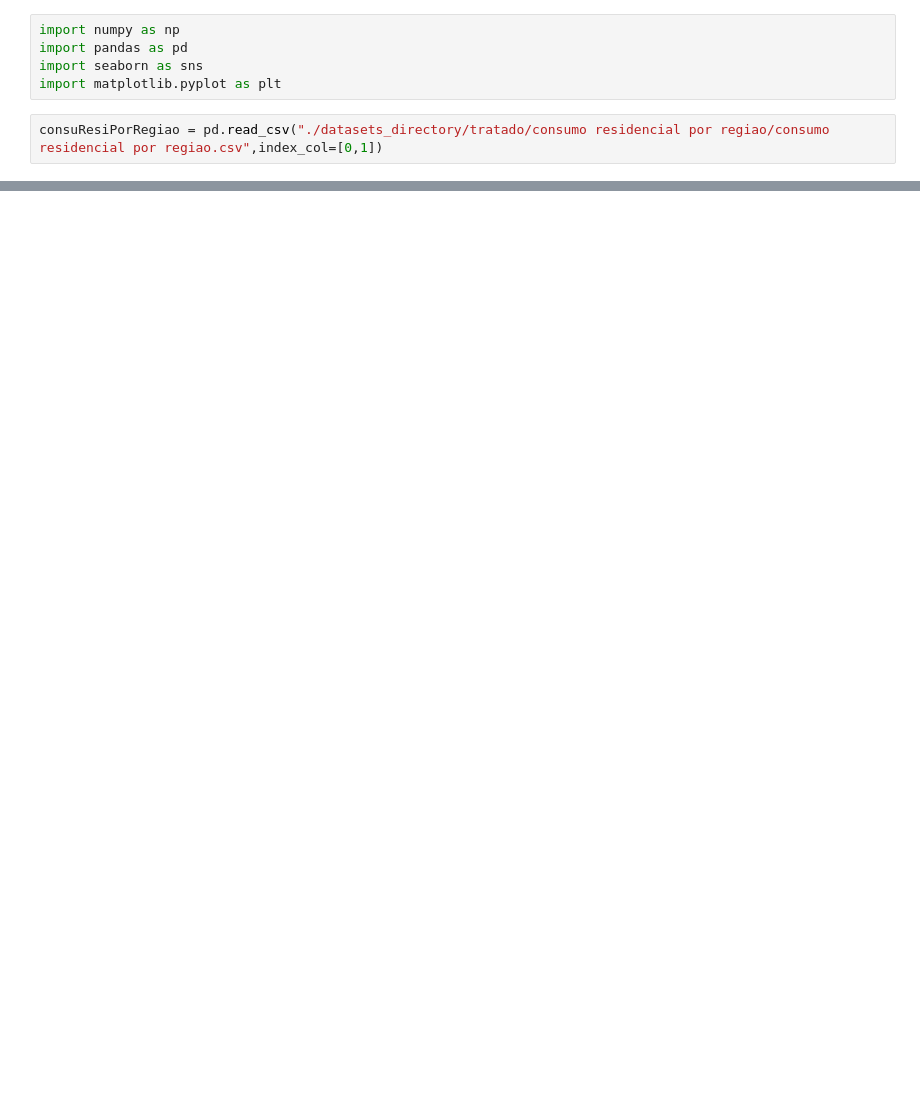
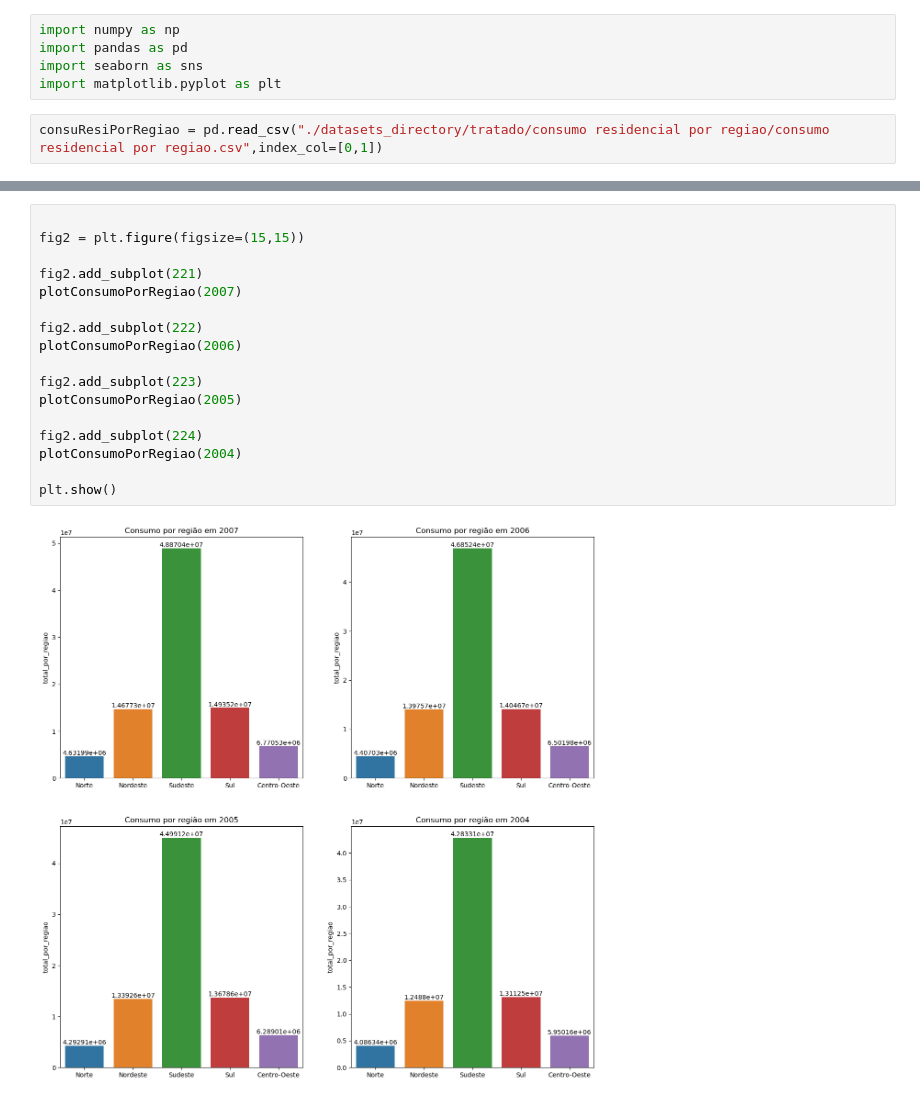
Before and after one commit to PET-Controle-e-Automacao-UESC/contas_de_energia, a Jupyter notebook: src/svm.ipynb, the cells around one changed output, grey strips where cells are left out. Saved outputs shown, nothing was run; the diff lists cells and outputs as text; blank space fills up the shorter version.

```diff
--- a/src/svm.ipynb
+++ b/src/svm.ipynb
@@ -27,0 +129,19 @@ consuResiPorRegiao.head(15)
+# %%
+
+fig2 = plt.figure(figsize=(15,15))
+
+fig2.add_subplot(221)
+plotConsumoPorRegiao(2007)
+
+fig2.add_subplot(222)
+plotConsumoPorRegiao(2006)
+
+fig2.add_subplot(223)
+plotConsumoPorRegiao(2005)
+
+fig2.add_subplot(224)
+plotConsumoPorRegiao(2004)
+
+plt.show()
+# %% [output]
+[figure, added]
```
Also changed, not shown: parts of 19 cells of this notebook, 1 other file.
